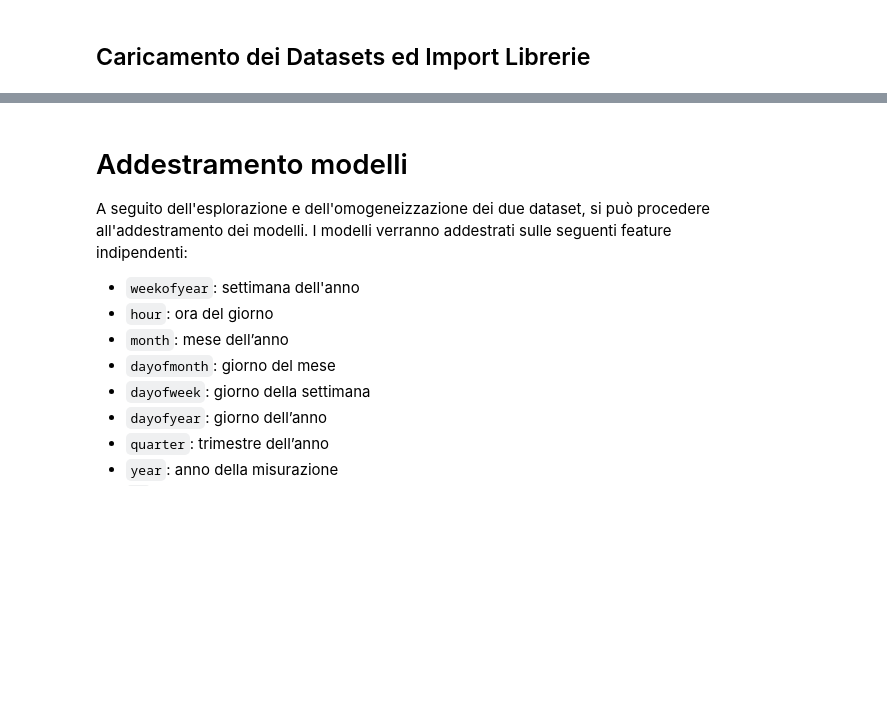
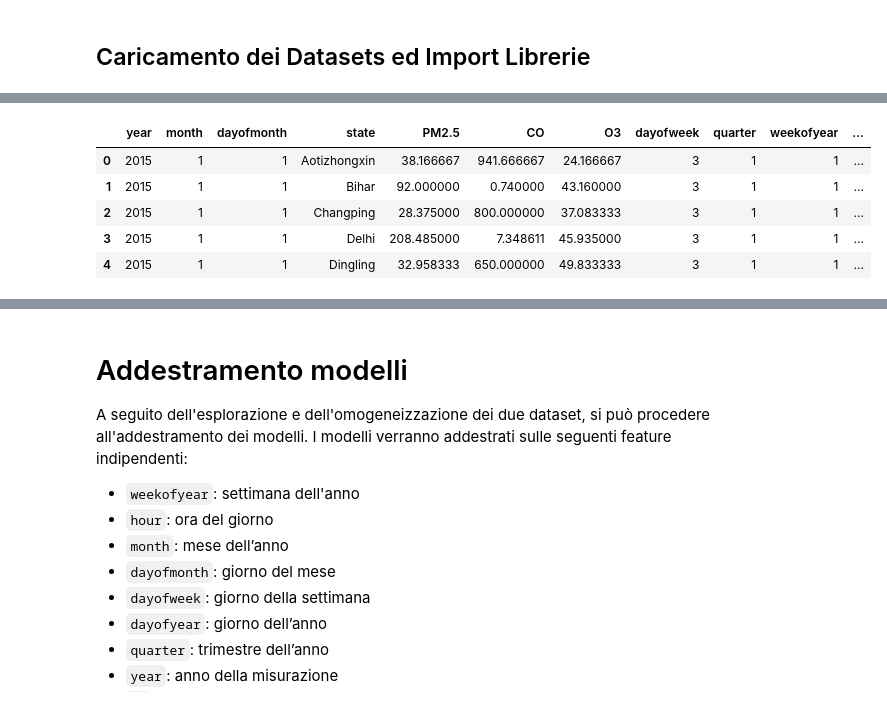
Before and after one commit to vMxster/air-quality-pm2.5, a Jupyter notebook: Notebooks/2_Training_Evaluation.ipynb, the cells around one changed output, grey strips where cells are left out. Drawn from its saved outputs; the diff is of its cells as text; code cells hidden in the pictures; blank space fills up the shorter version.

```diff
--- a/Notebooks/2_Training_Evaluation.ipynb
+++ b/Notebooks/2_Training_Evaluation.ipynb
@@ -111,0 +109,15 @@ datasets/china\PRSA_Data_Wanshouxigong_20130301-20170228.csv
+# %%
+df_daily = pd.read_csv('https://raw.githubusercontent.com/vMxster/Data_Project/main/Datasets/augmented_dataset.csv',
+                       sep=',',
+                       quotechar='"',
+                       dtype=None,
+                       parse_dates=True,
+                       low_memory=False)
+df_daily.head()
+# %% [output]
+|  | year | month | dayofmonth | state | PM2.5 | CO | O3 | dayofweek | quarter | weekofyear | ... |
+| 0 | 2015 | 1 | 1 | Aotizhongxin | 38.166667 | 941.666667 | 24.166667 | 3 | 1 | 1 | ... |
+| 1 | 2015 | 1 | 1 | Bihar | 92.000000 | 0.740000 | 43.160000 | 3 | 1 | 1 | ... |
+| 2 | 2015 | 1 | 1 | Changping | 28.375000 | 800.000000 | 37.083333 | 3 | 1 | 1 | ... |
+| 3 | 2015 | 1 | 1 | Delhi | 208.485000 | 7.348611 | 45.935000 | 3 | 1 | 1 | ... |
+| 4 | 2015 | 1 | 1 | Dingling | 32.958333 | 650.000000 | 49.833333 | 3 | 1 | 1 | ... |
```
Also changed, not shown: parts of 16 cells of this notebook, 2 other files.
